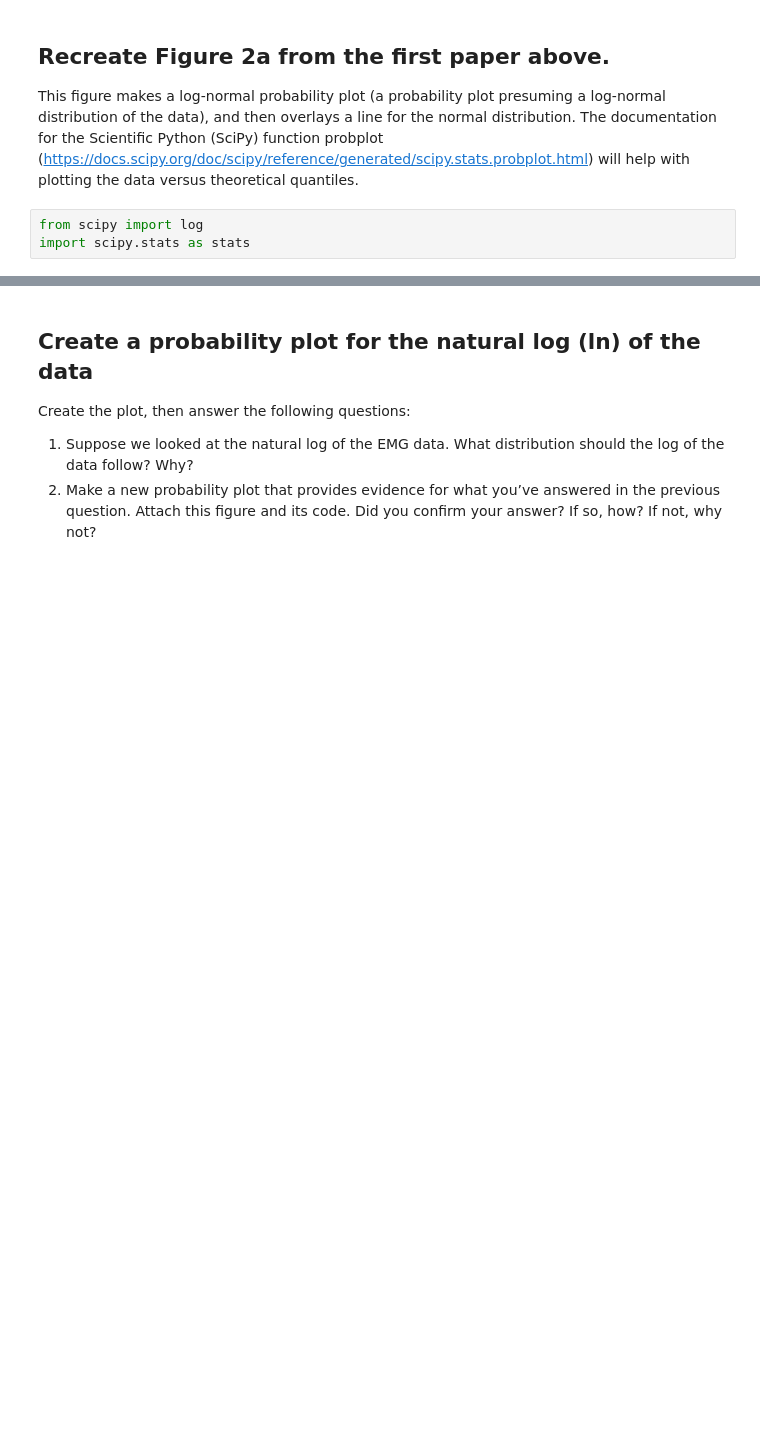
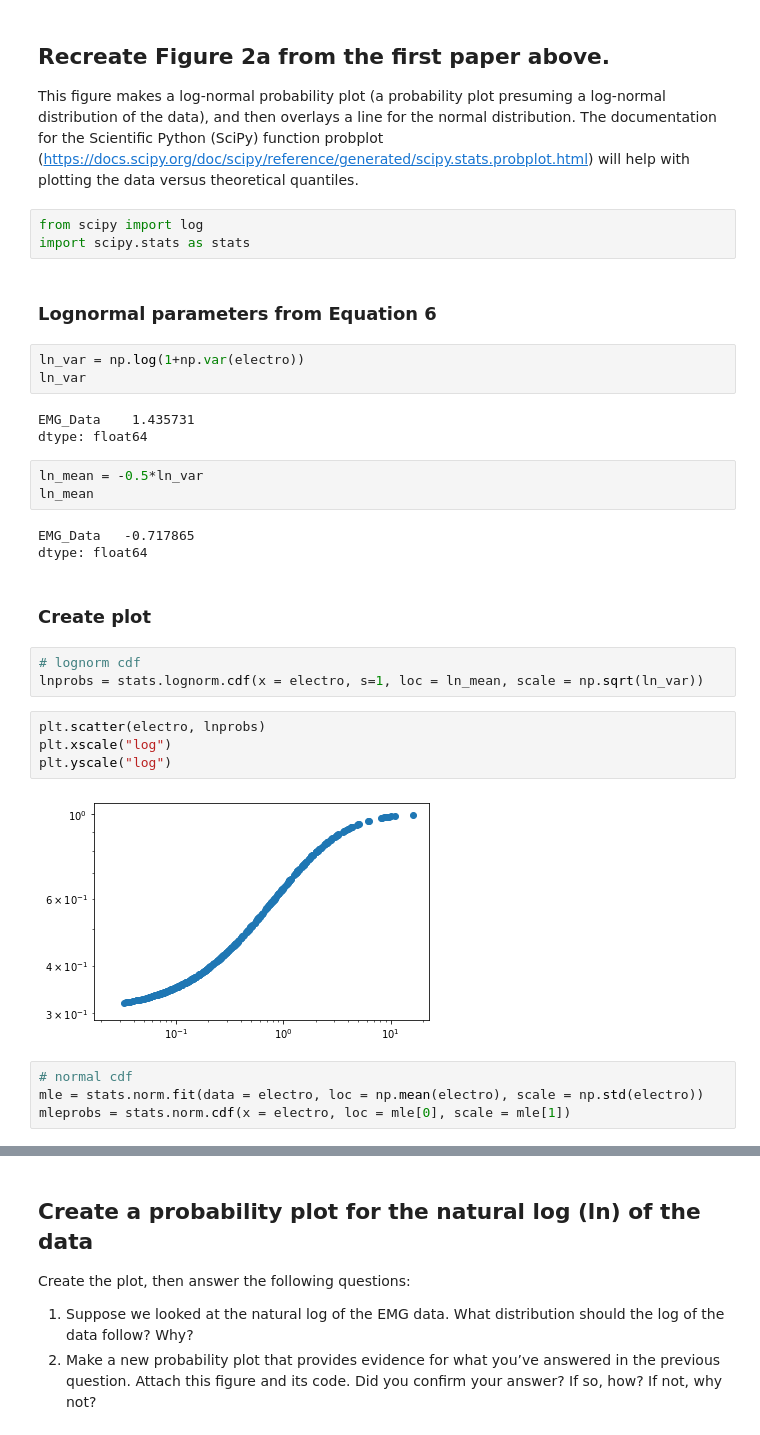
Before and after one commit to jonklus/STA130_F19Labs, a Jupyter notebook: STA130_Lab05/STA 130 Lab 05 - Probability Plots.ipynb, the cells around one changed output, grey strips where cells are left out. Cells and saved outputs as stored; diff of their text form; blank space fills up the shorter version.

```diff
--- a/STA130_Lab05/STA 130 Lab 05 - Probability Plots.ipynb
+++ b/STA130_Lab05/STA 130 Lab 05 - Probability Plots.ipynb
@@ -51,3 +56,32 @@ This  figure  makes  a  log-normal  probability  plot  (a  probability  plot  pr
 # %%
 from scipy import log
 import scipy.stats as stats
+# %% [markdown]
+### Lognormal parameters from Equation 6
+# %%
+ln_var = np.log(1+np.var(electro))
+ln_var
+# %% [output]
+EMG_Data    1.435731
+dtype: float64
+# %%
+ln_mean = -0.5*ln_var
+ln_mean
+# %% [output]
+EMG_Data   -0.717865
+dtype: float64
+# %% [markdown]
+### Create plot
+# %%
+# lognorm cdf
+lnprobs = stats.lognorm.cdf(x = electro, s=1, loc = ln_mean, scale = np.sqrt(ln_var))
+# %%
+plt.scatter(electro, lnprobs)
+plt.xscale("log")
+plt.yscale("log")
+# %% [output]
+[figure, added]
+# %%
+# normal cdf
+mle = stats.norm.fit(data = electro, loc = np.mean(electro), scale = np.std(electro))
+mleprobs = stats.norm.cdf(x = electro, loc = mle[0], scale = mle[1])
```
Also changed, not shown: parts of 10 cells of this notebook, 1 other file.
